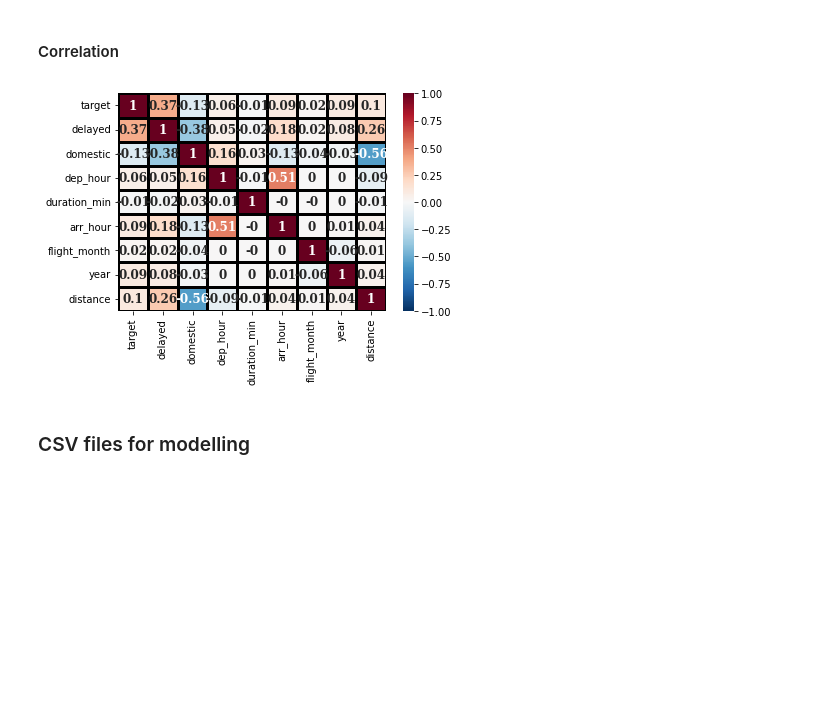
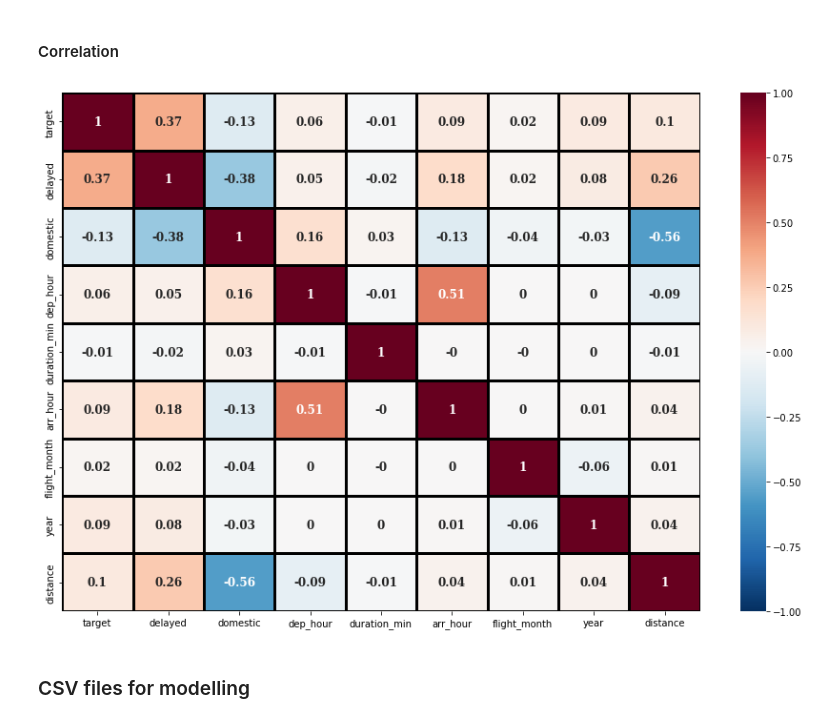
Before and after one commit to MalinSoetbeer/flight_delayed_challenge, a Jupyter notebook: flight_delayed_evo.ipynb, the cells around one changed output. Drawn from its saved outputs; the diff is of its cells as text; code cells hidden in the pictures; blank space fills up the shorter version.

```diff
--- a/flight_delayed_evo.ipynb
+++ b/flight_delayed_evo.ipynb
@@ -503,19 +439,19 @@ Name: duration_min, Length: 107833, dtype: float64
 #### Correlation
 # %%
 # Heatmap of the Pearson correlation coefficients to see releationships
-
+plt.figure(figsize=(15, 10))
 sns.heatmap(
     round(train_airport_df.corr(), 2),
     cmap="RdBu_r",
     vmin=-1,
     vmax=1,
     annot=True,
     linewidths=1.1,
     linecolor="black",
     annot_kws={"fontsize": 12, "fontfamily": "serif", "fontweight": "bold"},
 );
 # %% [output]
-[figure, old version]
+[figure, new version]
 # %% [markdown]
 ### CSV files for modelling
 # %%
```
Also changed, not shown: parts of 8 cells of this notebook.
